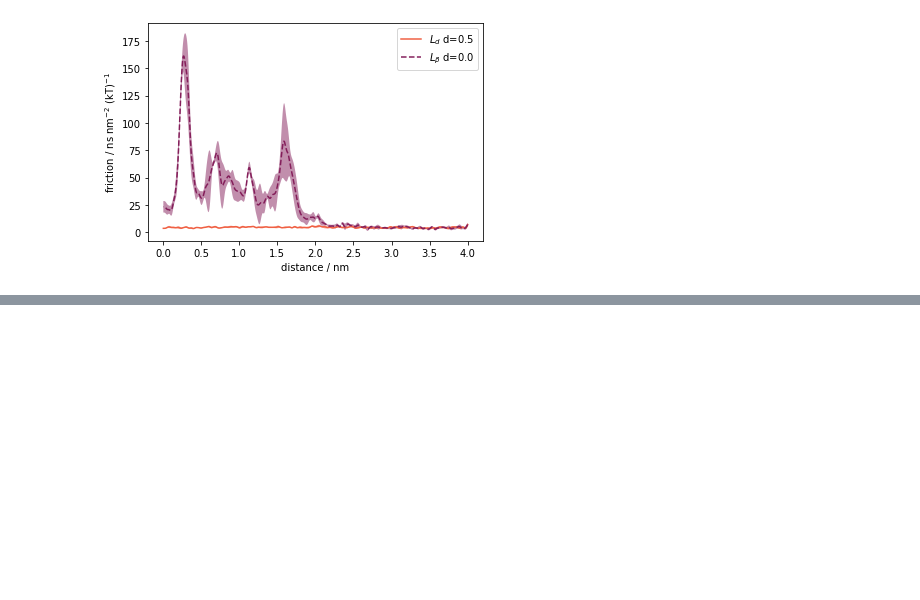
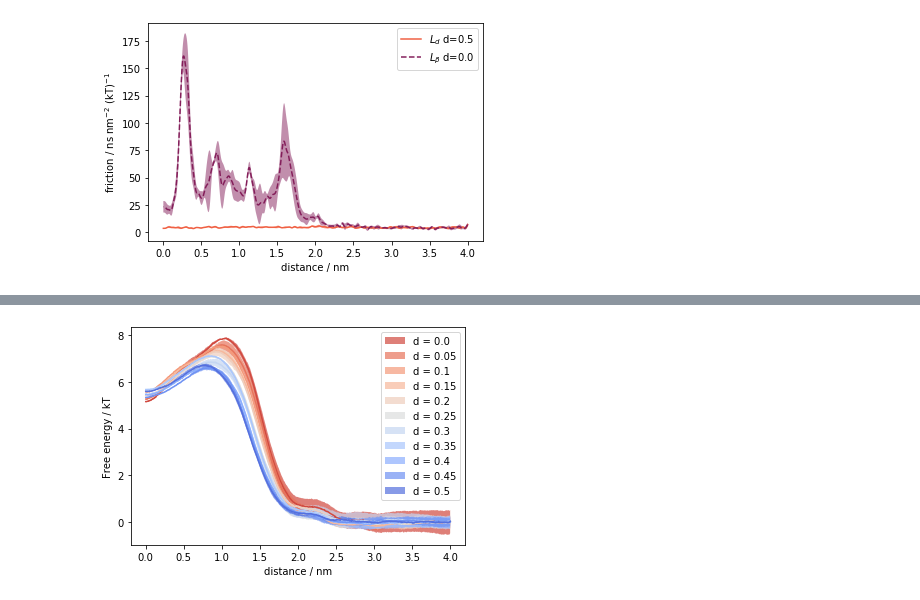
Before and after one commit to jmelcr/permeability, a Jupyter notebook: martini3/analysis_martini3_simulations_make_dataFrame.ipynb, the cells around one changed output, grey strips where cells are left out. Cells and saved outputs as stored; diff of their text form; code cells hidden in the pictures; blank space fills up the shorter version.

Commit message:
add plot of Free energy for cholesterol45 with variable satur index d series

```diff
--- a/martini3/analysis_martini3_simulations_make_dataFrame.ipynb
+++ b/martini3/analysis_martini3_simulations_make_dataFrame.ipynb
@@ -453,0 +458,9 @@ plt.show()
+# %%
+sims_chol45 = []
+for s in sims:
+    try:
+        if (s.sterol_conc == 45 and s.particle == "S" and not "(1)" in s.dirname):
+            sims_chol45.append(s)
+            print(s.dirname)
+    except:
+        pass
@@ -453,0 +479,29 @@ plt.show()
+# %%
+sims_chol45.sort(key=lambda s: s.d)
+# %%
+# let's use some cool palette!
+sns.set_palette("coolwarm_r", n_colors=len(sims_chol45))
+# %%
+for sim_list, xxpc in zip([sims_chol45,], ["all", ]):
+    for s in sim_list:
+        linestyle = "-"
+        if (s.sterol_conc == 45 and s.particle == "S"):
+            try:
+                    (x_half, awhsym, awhsym_err) = prep_to_plot(s.awh_x, s.awh)
+                    plt.plot(x_half, awhsym, ls=linestyle)
+                    plt.fill_between(x=x_half,
+                                     y1=awhsym+awhsym_err,
+                                     y2=awhsym-awhsym_err,
+                                     label="d = {}".format(s.d),
+                                     alpha=0.7)
+            except:
+                print("troubles plotting simulation in {}".format(s.dirname))
+
+plt.legend()
+#plt.ylim([-1, 11])
+plt.ylabel("Free energy / kT")
+plt.xlabel("distance / nm")
+plt.savefig("awh_dG_profiles_various-d_sterol-conc45-EOLS.png".format(xxpc), dpi=150, bbox_inces='tight')
+plt.show()
+# %% [output]
+[figure, added]
```
Also changed, not shown: parts of 3 cells of this notebook, 1 other file.
